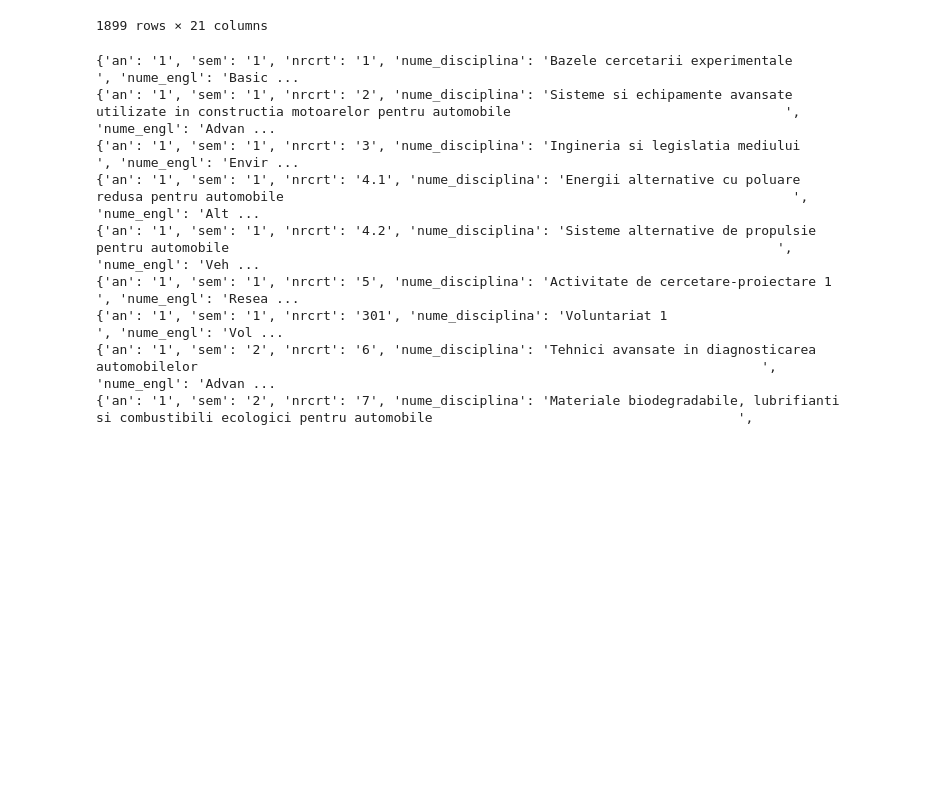
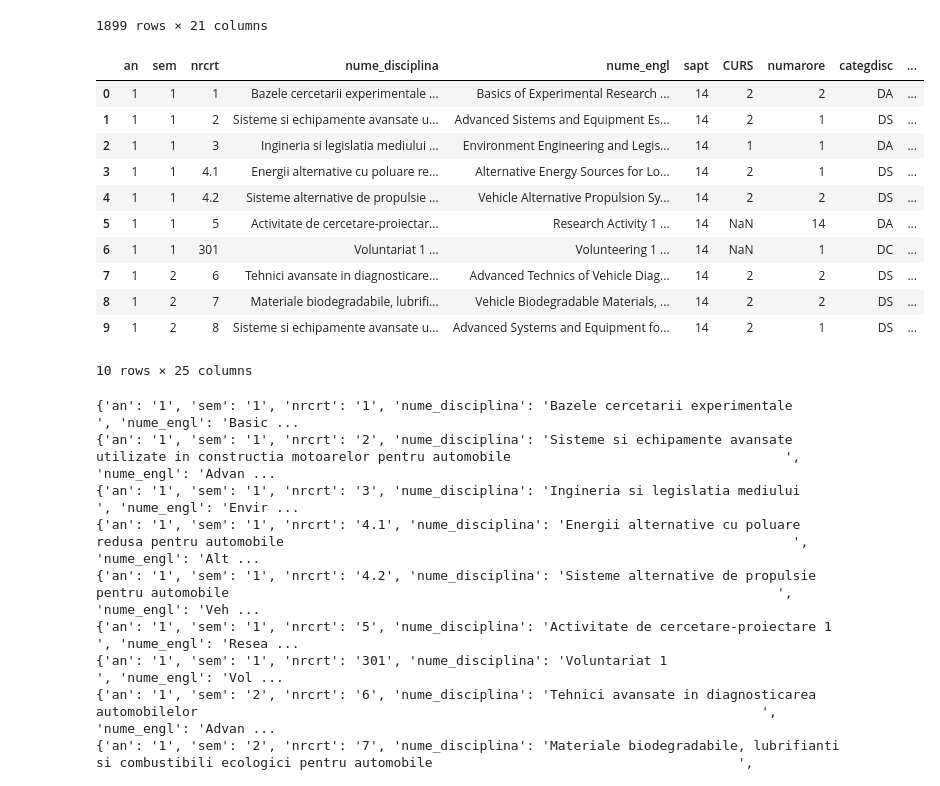
Before and after one commit to vladstroia/utcluj_docs, a Jupyter notebook: util.ipynb, the cells around one changed output. Saved outputs shown, nothing was run; the diff lists cells and outputs as text; code cells hidden in the pictures; blank space fills up the shorter version.

```diff
--- a/util.ipynb
+++ b/util.ipynb
@@ -74,6 +74,40 @@ def generateData(df):
     fisa["p3_10"] = ""
 
     return fisa
+# %%
+date_curs = []
+i = 0
+while i < 20:
+    materie = {}
+    while True:
+        rand = df.loc[[i]]
+        for item in rand:
+            if item == 'formapred':
+                materie[rand['formapred'].values[0].strip()] = rand["numarore"].values[0]
+            else:
+                materie[item] = rand[item].values[0]
+        if df['nrcrt'][i + 1] != df['nrcrt'][i]:
+            break
+        else:
+            i+=1
+    i +=1
+    date_curs.append(materie)
+
+new_df = pd.DataFrame(date_curs)
+new_df
+# %% [output]
+|  | an | sem | nrcrt | nume_disciplina | nume_engl | sapt | CURS | numarore | categdisc | ... |
+| 0 | 1 | 1 | 1 | Bazele cercetarii experimentale ... | Basics of Experimental Research ... | 14 | 2 | 2 | DA | ... |
+| 1 | 1 | 1 | 2 | Sisteme si echipamente avansate u... | Advanced Sistems and Equipment Es... | 14 | 2 | 1 | DS | ... |
+| 2 | 1 | 1 | 3 | Ingineria si legislatia mediului ... | Environment Engineering and Legis... | 14 | 1 | 1 | DA | ... |
+| 3 | 1 | 1 | 4.1 | Energii alternative cu poluare re... | Alternative Energy Sources for Lo... | 14 | 2 | 1 | DS | ... |
+| 4 | 1 | 1 | 4.2 | Sisteme alternative de propulsie ... | Vehicle Alternative Propulsion Sy... | 14 | 2 | 2 | DS | ... |
+| 5 | 1 | 1 | 5 | Activitate de cercetare-proiectar... | Research Activity 1 ... | 14 | NaN | 14 | DA | ... |
+| 6 | 1 | 1 | 301 | Voluntariat 1 ... | Volunteering 1 ... | 14 | NaN | 1 | DC | ... |
+| 7 | 1 | 2 | 6 | Tehnici avansate in diagnosticare... | Advanced Technics of Vehicle Diag... | 14 | 2 | 2 | DS | ... |
+| 8 | 1 | 2 | 7 | Materiale biodegradabile, lubrifi... | Vehicle Biodegradable Materials, ... | 14 | 2 | 2 | DS | ... |
+| 9 | 1 | 2 | 8 | Sisteme si echipamente avansate u... | Advanced Systems and Equipment fo... | 14 | 2 | 1 | DS | ... |
+10 rows × 25 columns
 # %%
 # while i < len(df['nrcrt']):
 i = 0
```
Also changed, not shown: 6 other files.
